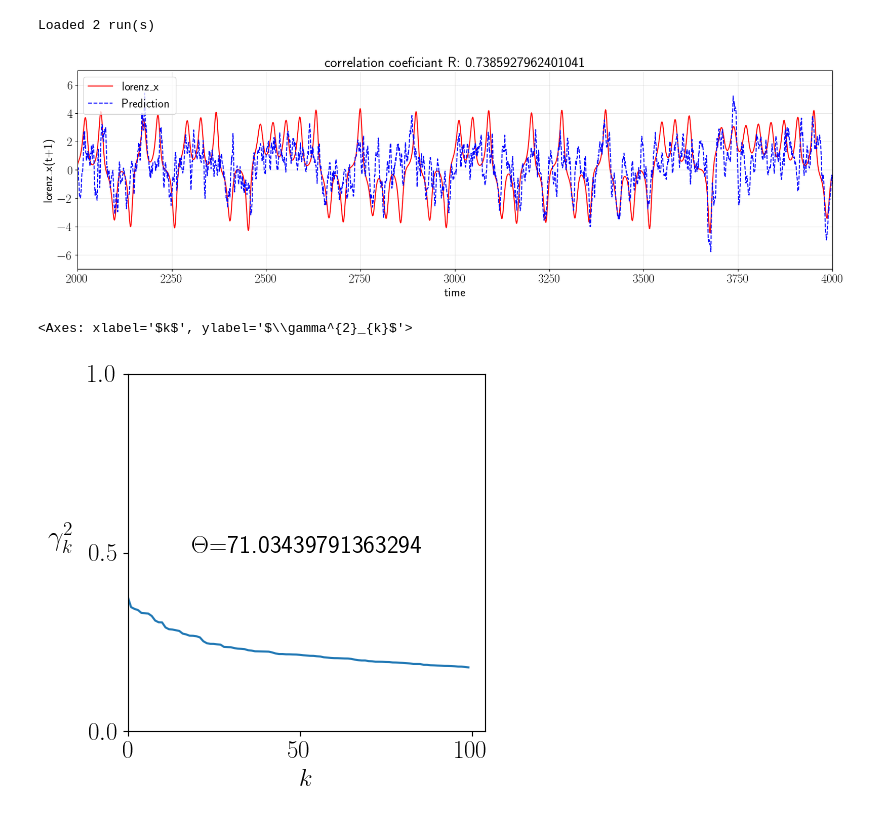
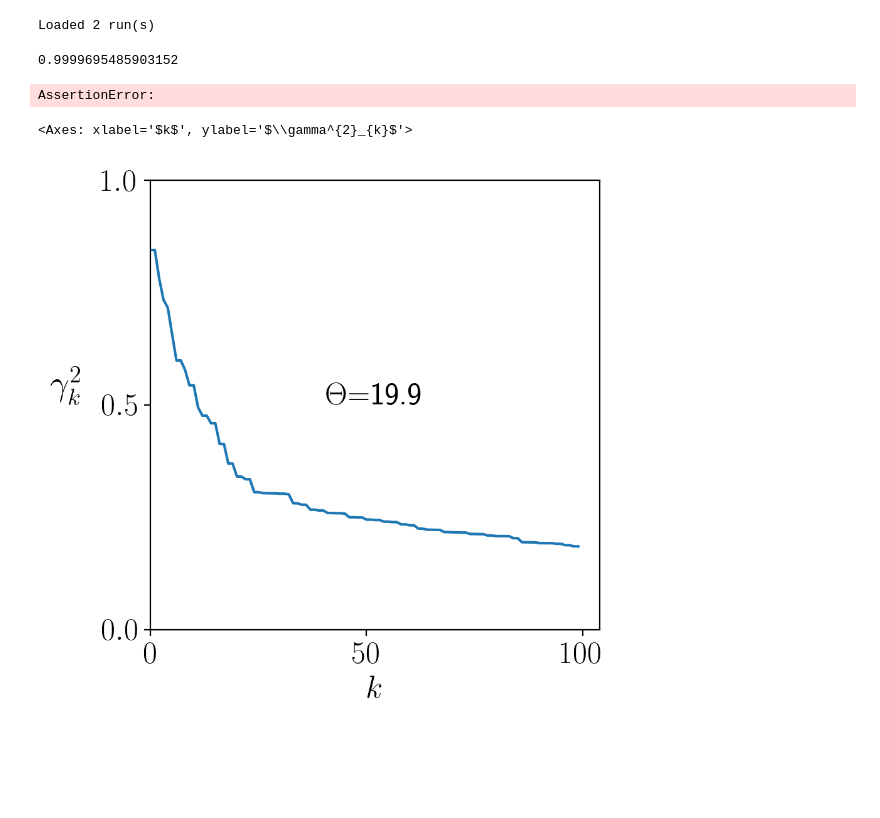
Before and after one commit to Cosmo-J/Reservoir-Computing-with-Swarms, a Jupyter notebook: lymburn_figures_recreated/recreating_lymburn.ipynb, the cells around one changed output. Saved outputs shown, nothing was run; the diff lists cells and outputs as text; code cells hidden in the pictures; blank space fills up the shorter version.

```diff
--- a/lymburn_figures_recreated/recreating_lymburn.ipynb
+++ b/lymburn_figures_recreated/recreating_lymburn.ipynb
@@ -69,16 +62,12 @@ plt.show()
 # %% [markdown]
 # Fig 5
 # %%
-run_path = '/Users/cosmo/Dropbox/University/Year 3/Individual Project/code/tests/super_long'
+%reload_ext autoreload
+run_path = '/Users/cosmo/Dropbox/University/Year 3/Individual Project/code/tests/lymurn_params'
 datas = SimSaverLoader.find_npzs(run_path)
+kr = KernelReadout(200,datas[0],datas[1],washout=1000)
+
+sv1 = kr.get_reservoir_state_vectorised(kr.replica1)
+sv2 = kr.get_reservoir_state_vectorised(kr.replica2)
 # %% [output]
 Loaded 2 run(s)
-# %%
-kr = KernelReadout(200,datas[0],datas[1])
-v1 = kr.get_reservoir_state_vectorised(datas[0])
-v2 = kr.get_reservoir_state_vectorised(datas[1])
-
-pa = PropertyAnalysis([v1,v2])
-cxx = pa.calc_x_covariance_matrix(*pa.sv_norm)
-
-prediction,corr_coef = kr.ridge_prediction(v1,v2)
@@ -85,10 +83,16 @@ prediction,corr_coef = kr.ridge_prediction(v1,v2)
+# %%
+cc, g2=kr.calc_consistency_profile_v1(sv1,sv2)
+# %% [output]
+0.9999695485903152
+AssertionError:
+# %%
+kr.plot_consistency_profile(cc,g2,truncated_to=100)
+# %% [output]
+<Axes: xlabel='$k$', ylabel='$\\gamma^{2}_{k}$'>
+[figure, added]
 # %%
-plot = kr.get_plot(prediction,corr_coef,[2000,4000])
+prediction,corr_coef = kr.ridge_prediction(sv2,prediction_distance=8)
+
+plot = kr.get_plot(prediction,corr_coef,[0,2000])
 plot.set_ybound(-7,7)
 plt.show()
-
-pa.plot_consistency_profile(cxx,dpi=100)
-# %% [output]
-[figure, removed]
-<Axes: xlabel='$k$', ylabel='$\\gamma^{2}_{k}$'>
-[figure, removed]
```
Also changed, not shown: parts of 8 cells of this notebook, 5 other files.
